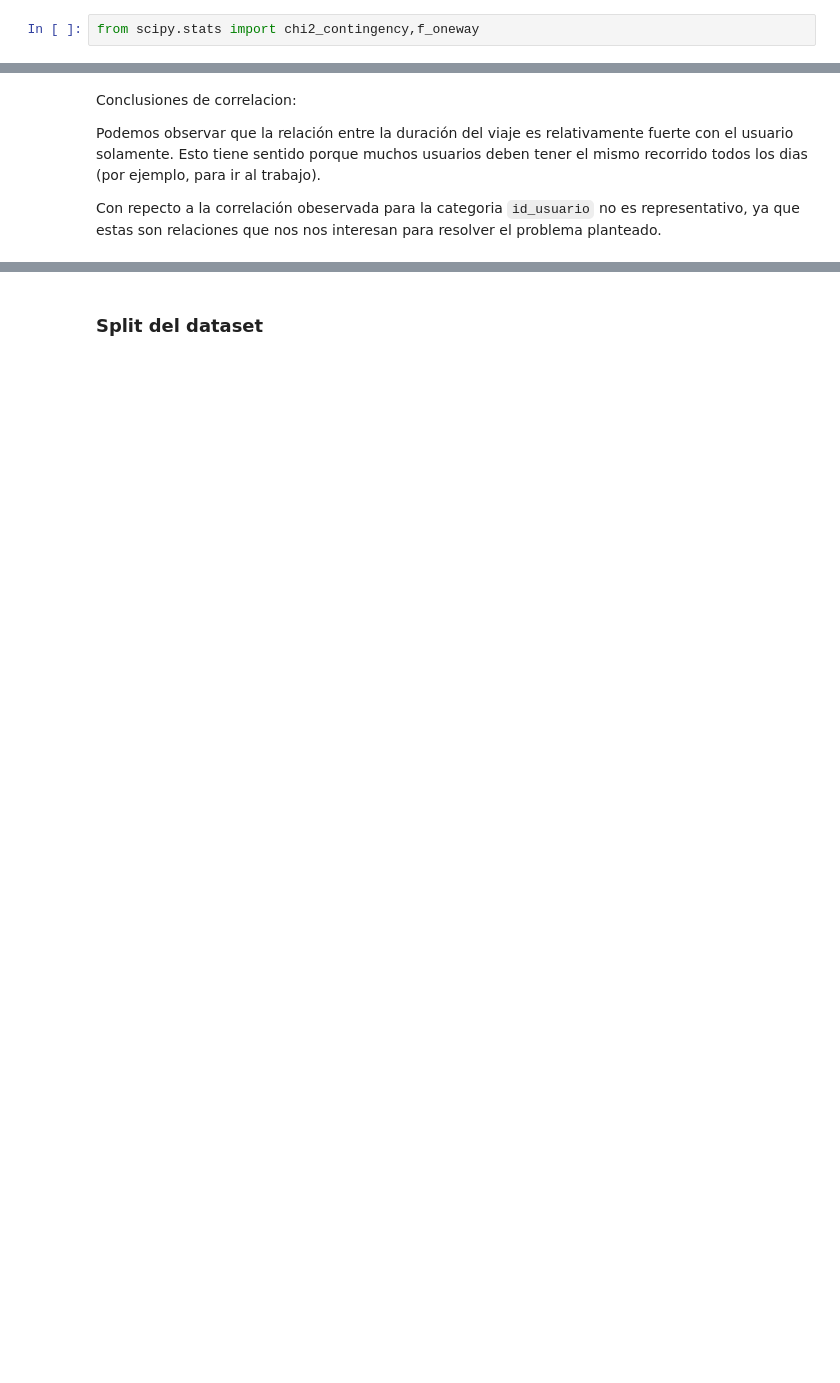
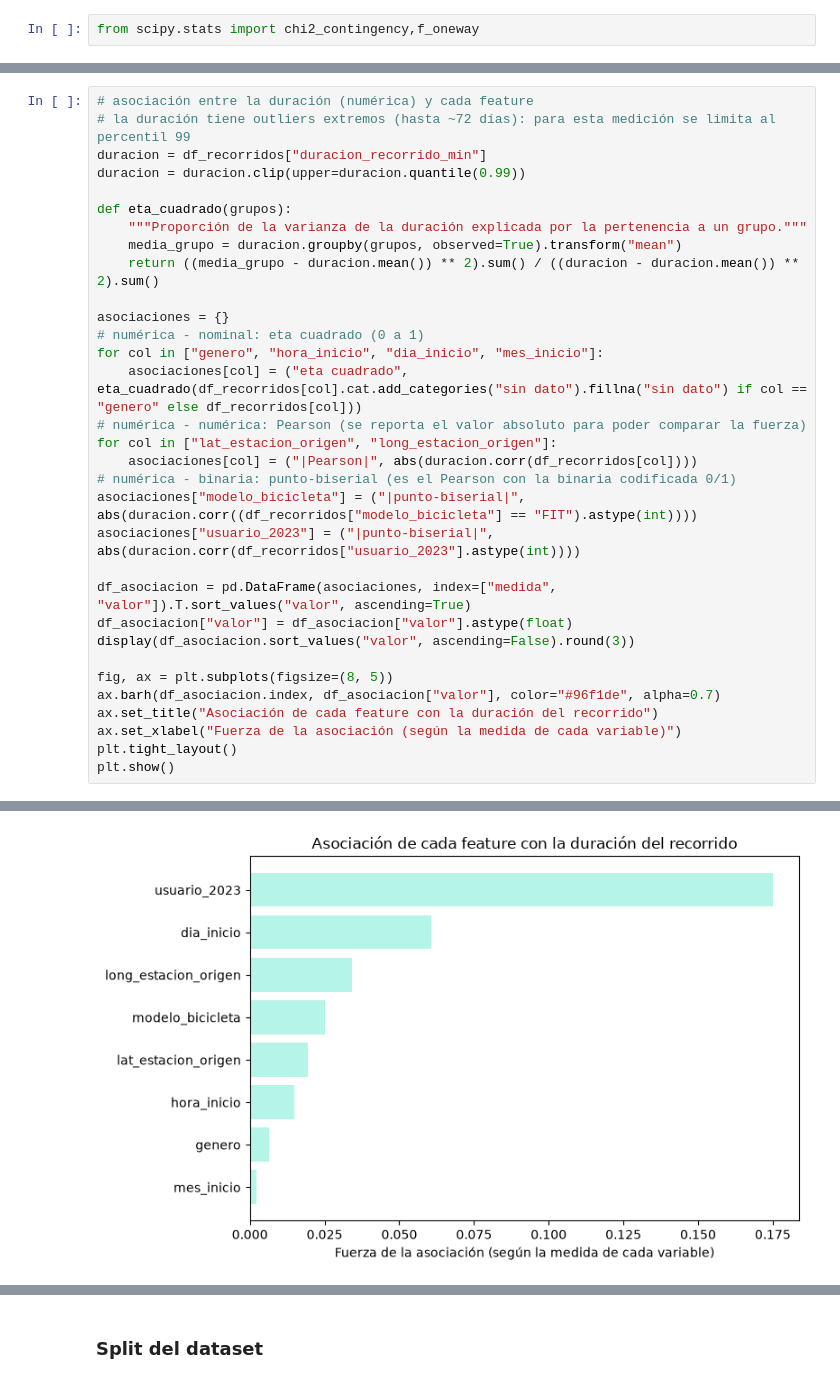
Before and after one commit to brigere/data-anlysis-ceia, a Jupyter notebook: tp_final_2026.ipynb, the cells around one changed output, grey strips where cells are left out. Drawn from its saved outputs; the diff is of its cells as text; blank space fills up the shorter version.

```diff
--- a/tp_final_2026.ipynb
+++ b/tp_final_2026.ipynb
@@ -859,6 +822,33 @@ plt.show()
-# %% [markdown]
-Conclusiones de correlacion:
-
-Podemos observar que la relación entre la duración del viaje es relativamente fuerte con el usuario solamente. Esto tiene sentido porque muchos usuarios deben tener el mismo recorrido todos los dias (por ejemplo, para ir al trabajo).
-
-Con repecto a la correlación obeservada para la categoria `id_usuario` no es representativo, ya que estas son relaciones que nos nos interesan para resolver el problema planteado.
+# %%
+# asociación entre la duración (numérica) y cada feature
+# la duración tiene outliers extremos (hasta ~72 días): para esta medición se limita al percentil 99
+duracion = df_recorridos["duracion_recorrido_min"]
+duracion = duracion.clip(upper=duracion.quantile(0.99))
+
+def eta_cuadrado(grupos):
+    """Proporción de la varianza de la duración explicada por la pertenencia a un grupo."""
+    media_grupo = duracion.groupby(grupos, observed=True).transform("mean")
+    return ((media_grupo - duracion.mean()) ** 2).sum() / ((duracion - duracion.mean()) ** 2).sum()
+
+asociaciones = {}
+# numérica - nominal: eta cuadrado (0 a 1)
+for col in ["genero", "hora_inicio", "dia_inicio", "mes_inicio"]:
+    asociaciones[col] = ("eta cuadrado", eta_cuadrado(df_recorridos[col].cat.add_categories("sin dato").fillna("sin dato") if col == "genero" else df_recorridos[col]))
+# numérica - numérica: Pearson (se reporta el valor absoluto para poder comparar la fuerza)
+for col in ["lat_estacion_origen", "long_estacion_origen"]:
+    asociaciones[col] = ("|Pearson|", abs(duracion.corr(df_recorridos[col])))
+# numérica - binaria: punto-biserial (es el Pearson con la binaria codificada 0/1)
+asociaciones["modelo_bicicleta"] = ("|punto-biserial|", abs(duracion.corr((df_recorridos["modelo_bicicleta"] == "FIT").astype(int))))
+asociaciones["usuario_2023"] = ("|punto-biserial|", abs(duracion.corr(df_recorridos["usuario_2023"].astype(int))))
+
+df_asociacion = pd.DataFrame(asociaciones, index=["medida", "valor"]).T.sort_values("valor", ascending=True)
+df_asociacion["valor"] = df_asociacion["valor"].astype(float)
+display(df_asociacion.sort_values("valor", ascending=False).round(3))
+
+fig, ax = plt.subplots(figsize=(8, 5))
+ax.barh(df_asociacion.index, df_asociacion["valor"], color="#96f1de", alpha=0.7)
+ax.set_title("Asociación de cada feature con la duración del recorrido")
+ax.set_xlabel("Fuerza de la asociación (según la medida de cada variable)")
+plt.tight_layout()
+plt.show()
+# %% [output]
@@ -864,0 +864 @@ Con repecto a la correlación obeservada para la categoria `id_usuario` no es re
+[figure, added]
```
Also changed, not shown: parts of 20 cells of this notebook, 2 other files.
